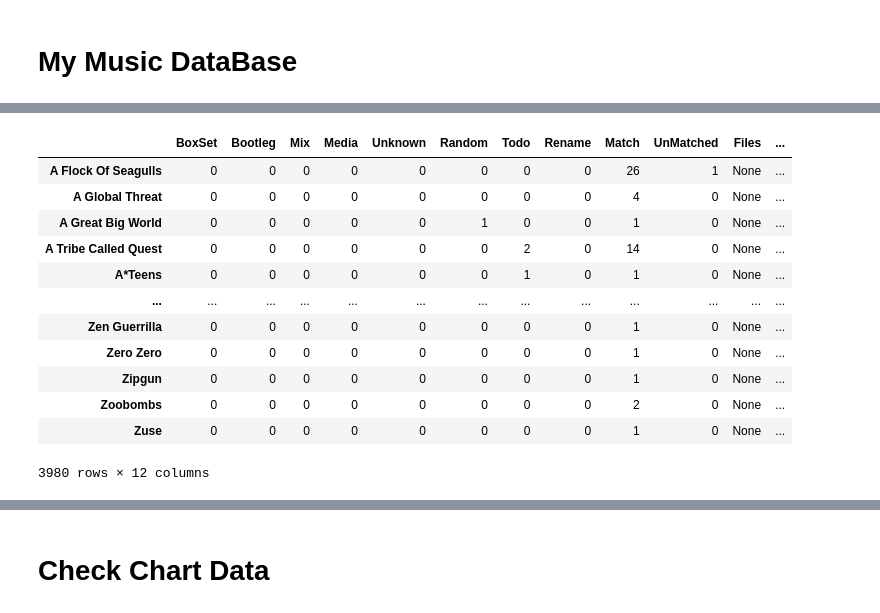
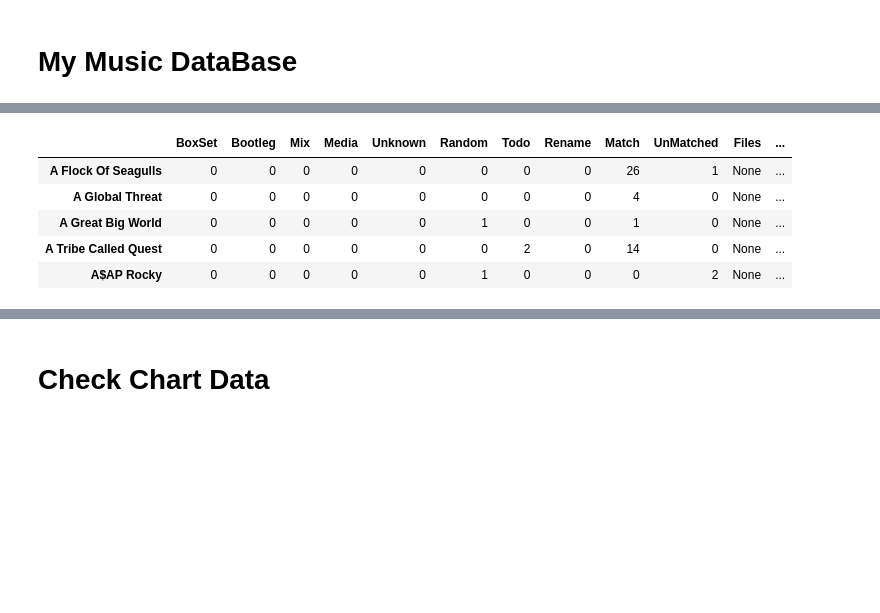
Before and after one commit to tgadf/music, a Jupyter notebook: Analysis.ipynb, the cells around one changed output, grey strips where cells are left out. Drawn from its saved outputs; the diff is of its cells as text; code cells hidden in the pictures; blank space fills up the shorter version.

Commit message:
Saving new music files

```diff
--- a/Analysis.ipynb
+++ b/Analysis.ipynb
@@ -70,11 +70,3 @@ Summary Statistics For DB: AllMusic
   Creating Database Records for RateYourMusic
   Creating Database Records for MusicStack
 Available DBs: Discogs, AllMusic, MusicBrainz, LastFM, RockCorner, DatPiff, AceBootlegs, CDandLP, RateYourMusic, MusicStack
-# %%
-## Basic stuff
-%load_ext autoreload
-%autoreload
-
-from musicBase import myMusicBase
-mmb = myMusicBase(debug=True)
-mmb.findArtistAlbums(count=False)
@@ -98,0 +73,27 @@ Process [Done with Finding All Artist Albums] took 35 seconds.
+# %%
+%load_ext autoreload
+%autoreload
+from musicBase import myMusicBase
+
+def getMusicStatus(mdb):
+    ## Basic stuff
+    mmb = myMusicBase(debug=False)
+    mmb.findArtistAlbums()
+
+    mmm = matchMyMusic(mdb)
+    mmm.getArtistStatus()
+    mmm.setMusicBase(mmb)
+    unknownArtists = mmm.getUnknownArtists()
+    _, _ = clock("Last Run")
+
+    return mmb,mmm,unknownArtists
+
+def findUnknownArtists(mmm, unknownArtists):
+    if len(unknownArtists) > 0:
+        mmm.matchUnknownArtists(ratioCut=0.75)
+
+        for artist in unknownArtists:
+            print("mdb.add(\"{0}\", \"{1}\", \"{2}\")".format(artist, "AllMusic", ""))
+
+mmb, mmm, unknownArtists = getMusicStatus(mdb)
+findUnknownArtists(mmm, unknownArtists)
@@ -99,17 +114,10 @@ Process [Done with Finding All Artist Albums] took 35 seconds.
 # %%
 df = mmb.getDF()
-df
+df.head()
 # %% [output]
 |  | BoxSet | Bootleg | Mix | Media | Unknown | Random | Todo | Rename | Match | UnMatched | Files | ... |
 | A Flock Of Seagulls | 0 | 0 | 0 | 0 | 0 | 0 | 0 | 0 | 26 | 1 | None | ... |
 | A Global Threat | 0 | 0 | 0 | 0 | 0 | 0 | 0 | 0 | 4 | 0 | None | ... |
 | A Great Big World | 0 | 0 | 0 | 0 | 0 | 1 | 0 | 0 | 1 | 0 | None | ... |
 | A Tribe Called Quest | 0 | 0 | 0 | 0 | 0 | 0 | 2 | 0 | 14 | 0 | None | ... |
-| A*Teens | 0 | 0 | 0 | 0 | 0 | 0 | 1 | 0 | 1 | 0 | None | ... |
-| ... | ... | ... | ... | ... | ... | ... | ... | ... | ... | ... | ... | ... |
-| Zen Guerrilla | 0 | 0 | 0 | 0 | 0 | 0 | 0 | 0 | 1 | 0 | None | ... |
-| Zero Zero | 0 | 0 | 0 | 0 | 0 | 0 | 0 | 0 | 1 | 0 | None | ... |
-| Zipgun | 0 | 0 | 0 | 0 | 0 | 0 | 0 | 0 | 1 | 0 | None | ... |
-| Zoobombs | 0 | 0 | 0 | 0 | 0 | 0 | 0 | 0 | 2 | 0 | None | ... |
-| Zuse | 0 | 0 | 0 | 0 | 0 | 0 | 0 | 0 | 1 | 0 | None | ... |
+| A$AP Rocky | 0 | 0 | 0 | 0 | 0 | 1 | 0 | 0 | 0 | 2 | None | ... |
-3980 rows × 12 columns
```
Also changed, not shown: parts of 25 cells of this notebook, 3 other files.
